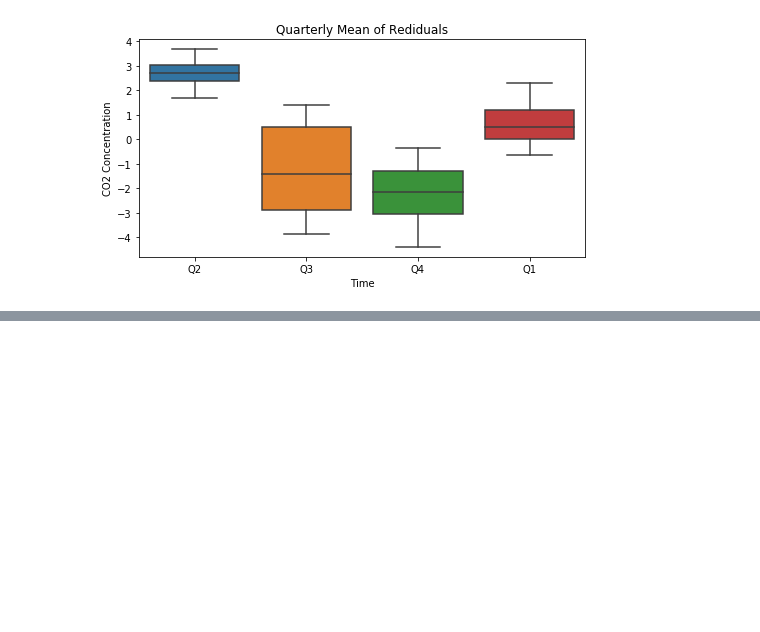
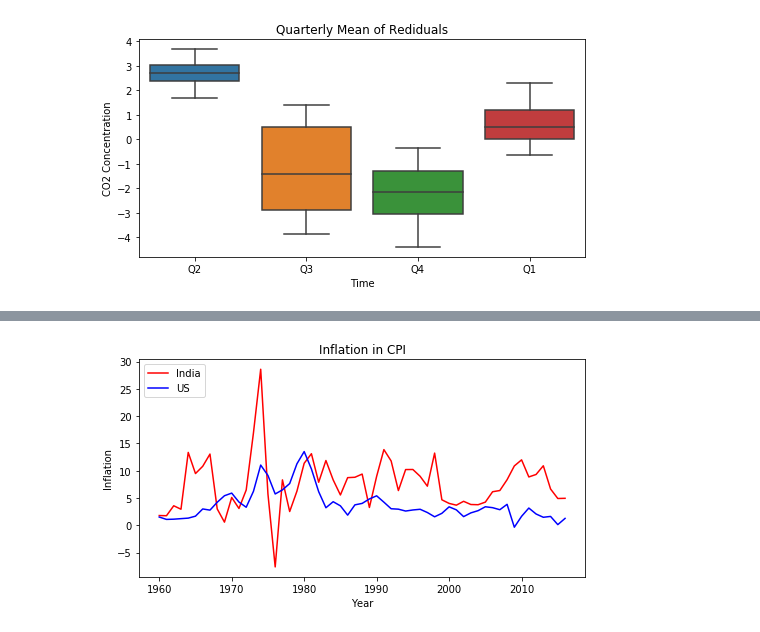
Before and after one commit to damiansp/TS, a Jupyter notebook: python/practical_TSA/01_basics/internal_structure_of_TS.py.ipynb, the cells around one changed output, grey strips where cells are left out. Saved outputs shown, nothing was run; the diff lists cells and outputs as text; code cells hidden in the pictures; blank space fills up the shorter version.

Commit message:
add graph of US/India inflation

```diff
--- a/python/practical_TSA/01_basics/internal_structure_of_TS.py.ipynb
+++ b/python/practical_TSA/01_basics/internal_structure_of_TS.py.ipynb
@@ -102,0 +105,4 @@ g.set_ylabel('CO2 Concentration');
+# %%
+inflation = pd.read_csv(f'{DATA}/inflation-consumer-prices-annual.csv',
+                        parse_dates=['Year'])
+inflation.head()
@@ -102,0 +116,10 @@ g.set_ylabel('CO2 Concentration');
+# %%
+plt.figure(figsize=(8, 4))
+plt.plot(range(1960, 2017), inflation.India, color='r')
+plt.plot(range(1960, 2017), inflation['United States'], color='b')
+plt.legend(['India', 'US'], loc=2)
+plt.title('Inflation in CPI')
+plt.ylabel('Inflation')
+plt.xlabel('Year');
+# %% [output]
+[figure, added]
```
Also changed, not shown: parts of 2 cells of this notebook.
